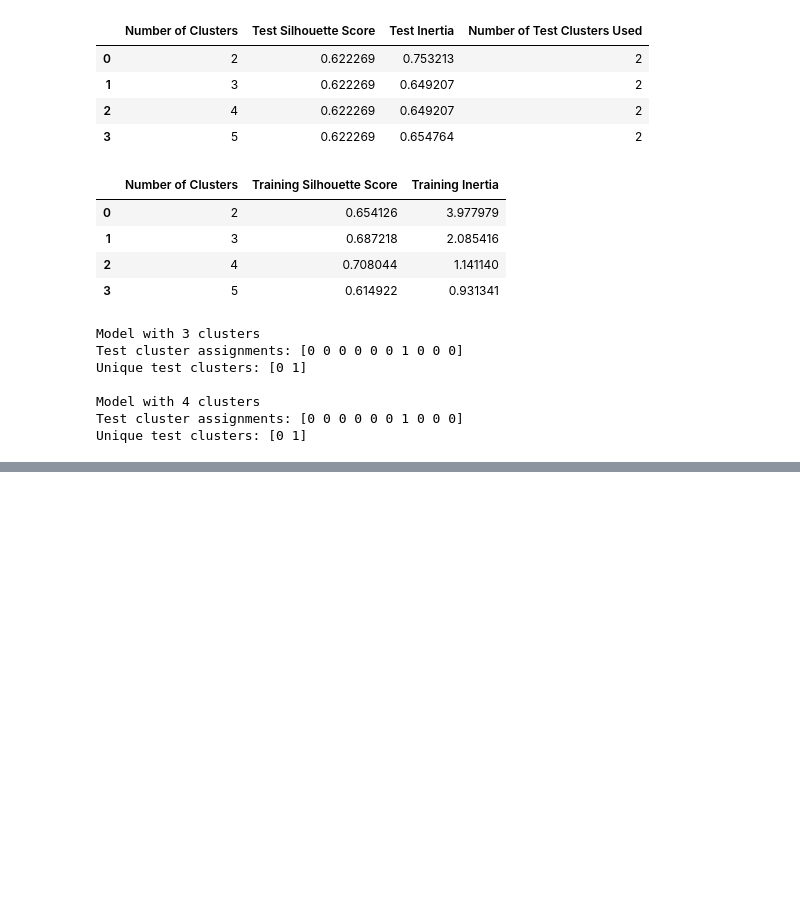
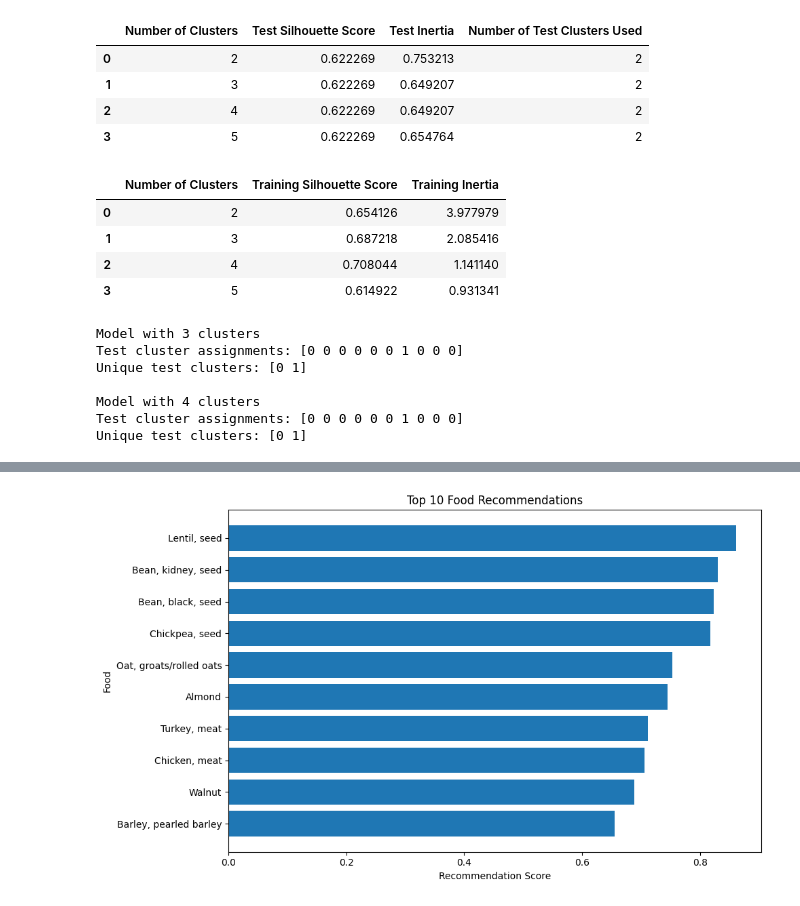
Before and after one commit to albabbitt13-commits/smart-sustainable-meal-optimizer, a Jupyter notebook: notebooks/01_data_exploration.ipynb, the cells around one changed output, grey strips where cells are left out. Drawn from its saved outputs; the diff is of its cells as text; code cells hidden in the pictures; blank space fills up the shorter version.

```diff
--- a/notebooks/01_data_exploration.ipynb
+++ b/notebooks/01_data_exploration.ipynb
@@ -4248,0 +4556,64 @@ Unique test clusters: [0 1]
+# %%
+
+import pandas as pd
+import matplotlib.pyplot as plt
+import os
+
+os.makedirs("../images", exist_ok=True)
+
+# Load the combined food dataset
+food_data = pd.read_csv(
+    "../data/processed/combined_food_nutrition_environment_price.csv"
+)
+
+# Keep foods with comparable prices
+food_data = food_data.dropna(
+    subset=["price_per_100g"]
+).copy()
+
+# Scale the four scoring features
+from sklearn.preprocessing import MinMaxScaler
+
+scaler = MinMaxScaler()
+
+food_data[["protein_score", "calorie_score"]] = scaler.fit_transform(
+    food_data[["protein_g", "calories"]]
+)
+
+food_data[["price_scaled", "environment_scaled"]] = scaler.fit_transform(
+    food_data[["price_per_100g", "CO2 eq / kg"]]
+)
+
+# Higher scores mean more protein/calories and lower cost/impact
+food_data["cost_score"] = 1 - food_data["price_scaled"]
+food_data["environment_score"] = 1 - food_data["environment_scaled"]
+
+food_data["recommendation_score"] = (
+    0.40 * food_data["protein_score"]
+    + 0.20 * food_data["calorie_score"]
+    + 0.20 * food_data["cost_score"]
+    + 0.20 * food_data["environment_score"]
+)
+
+top_foods = food_data.nlargest(
+    10, "recommendation_score"
+).sort_values("recommendation_score")
+
+plt.figure(figsize=(10, 6))
+plt.barh(
+    top_foods["food_name"],
+    top_foods["recommendation_score"]
+)
+plt.xlabel("Recommendation Score")
+plt.ylabel("Food")
+plt.title("Top 10 Food Recommendations")
+plt.tight_layout()
+
+plt.savefig(
+    "../images/food_recommendations.png",
+    dpi=300,
+    bbox_inches="tight"
+)
+plt.show()
+# %% [output]
+[figure, added]
```
Also changed, not shown: parts of 32 cells of this notebook, 3 other files.
